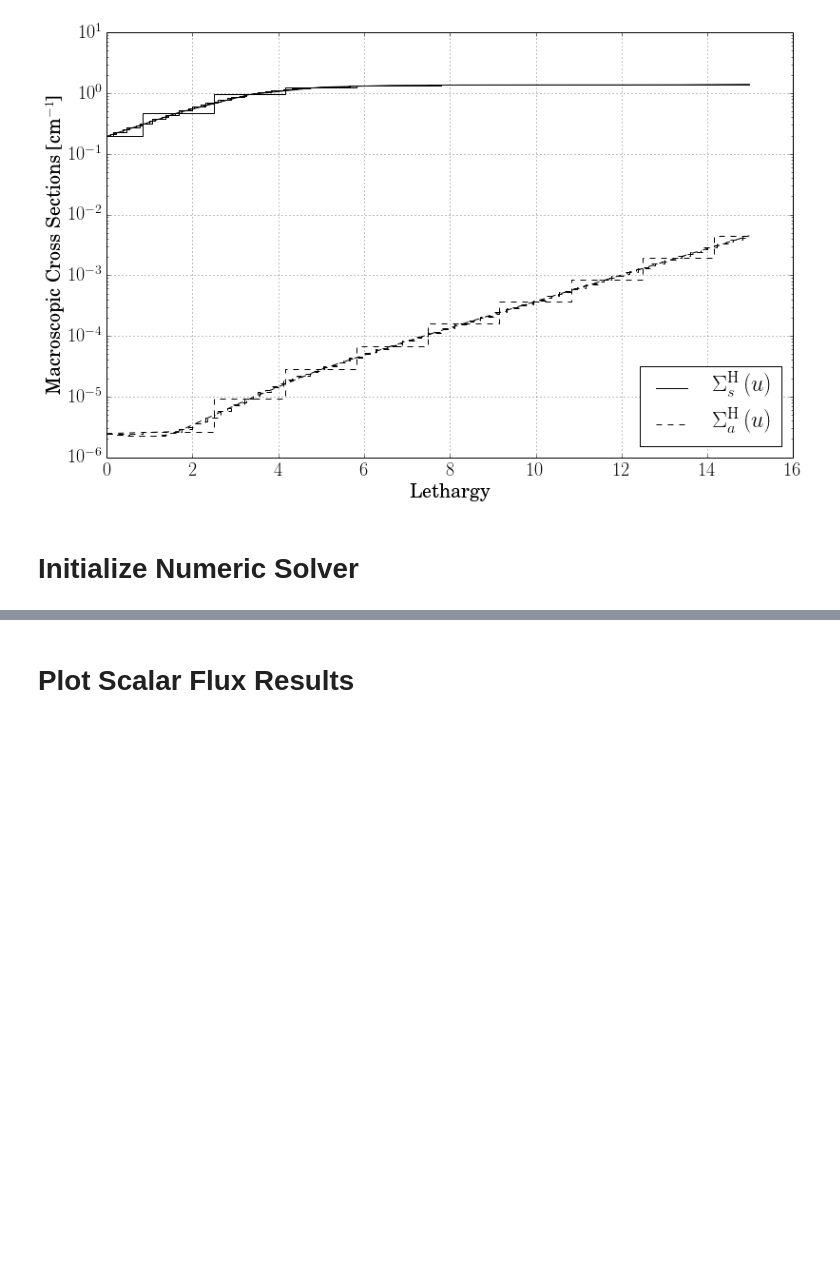
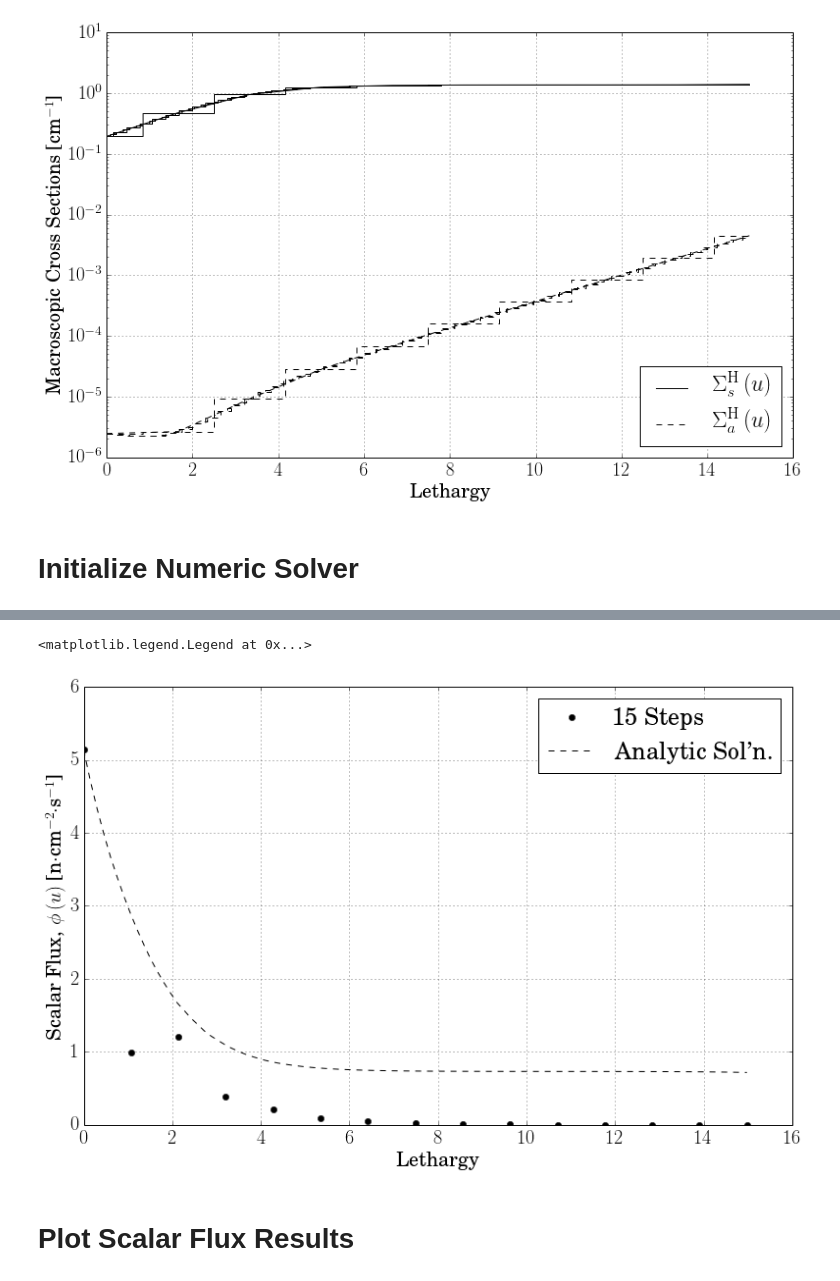
Before and after one commit to jkulesza/Python_Misc, a Jupyter notebook: iPython/NERS_561_HW3.ipynb, the cells around one changed output, grey strips where cells are left out. Drawn from its saved outputs; the diff is of its cells as text; code cells hidden in the pictures; blank space fills up the shorter version.

```diff
--- a/iPython/NERS_561_HW3.ipynb
+++ b/iPython/NERS_561_HW3.ipynb
@@ -184,0 +158,66 @@ print(phi)
+# %%
+def inner_integral(u,phi,jmax):
+    integral = 0
+    for j in range(1,jmax):
+        deltauj = u[j] - u[j-1]
+        integral = integral + (deltauj * sigma_s(u[j]) * np.exp(u[j] - u[jmax]) * phi[j-1]) / u[j]
+#        if(jmax==1):
+#            integral = 0.5 * phi[0]
+
+        # Diagnostic printout.
+        print("{0} {1:.3e} {2:.3e} {3:.3e}".format(j,u[j],u[j-1],u[jmax]))
+        #print("{0} {1:.3e} {2:.3e} {3:.3e} {4:.3e} {5:.3e} I = {6:.3e}".format(j,u[j],u[j-1],deltauj,float(sigma_s(u[j])),u[j - jmax+1],integral))
+
+    return integral
+
+# Set a default amount of lethargy steps to 50.
+def calc_phi(steps=50):
+
+    # Initialize problem-specific parameters.
+    Emin = 0.625           # Minimum energy of interest [eV]
+    E0   = 2E6             # Maximum energy of interest [eV]
+    umin = 0               # Minimum lethargy of interest.
+    umax = np.log(E0/Emin) # Calculate maximum lethargy of interest.
+    N_H  = 0.067           # Hydrogen number density [a/bn-cm]
+    S0   = 1               # Source intensity [n/cm^2-s]
+
+    # Create a linear space for all the various lethargy steps that will be
+    # iterated over.
+    u = np.linspace(umin,umax,steps)
+
+    # Create linear space to hold the resulting scalar flux values.
+    phi = np.zeros(steps)
+
+    # Determine initial (u = 0) scalar flux.
+    phi[0] = S0 / sigma_t(0)
+
+    for i in range(1,len(u)):
+        deltaui = u[i] - u[i-1]
+        print(i)
+        phi[i] = (1/sigma_t(u[i])) * ((inner_integral(u,phi,i)) + S0*(sigma_s(0)/sigma_t(0))*np.exp(-u[i]))
+        print("----")
+        #print(i,phi[i])
+
+    return u, phi
+
+fig = plt.figure()
+ax = fig.add_subplot(111)
+plt.title(r"");
+plt.xlabel(r"Lethargy");
+plt.ylabel(r"Scalar Flux, $\phi\left(u\right)$ [n$\cdot$cm$^{-2}$\cdot$s$^{-1}$]");
+ax.grid()
+
+u, phi = calc_phi(steps=15)
+plt.plot(u,phi,'ko',label="15 Steps")
+#u, phi = calc_phi(steps=50)
+#plt.plot(u,phi,'k^',label="50 Steps")
+#u, phi = calc_phi(steps=100)
+#plt.plot(u,phi,'ks',label="100 Steps")
+
+u = np.linspace(umin,umax,100)
+plt.plot(u,1/sigma_s(u),'k--',label="Analytic Sol'n.")
+
+plt.legend(loc="best",numpoints=1)
+#plt.savefig("NERS_561_HW3_JANIS_Data_Plot_Stepped.png",
+#            dpi=200, bbox_inches='tight')
+# %% [output]
@@ -185,3 +241,5 @@ print(phi)
+<matplotlib.legend.Legend at 0x...>
+[figure, added]
 # %% [markdown]
 # Plot Scalar Flux Results
 # %%
```
Also changed, not shown: parts of 6 cells of this notebook.
